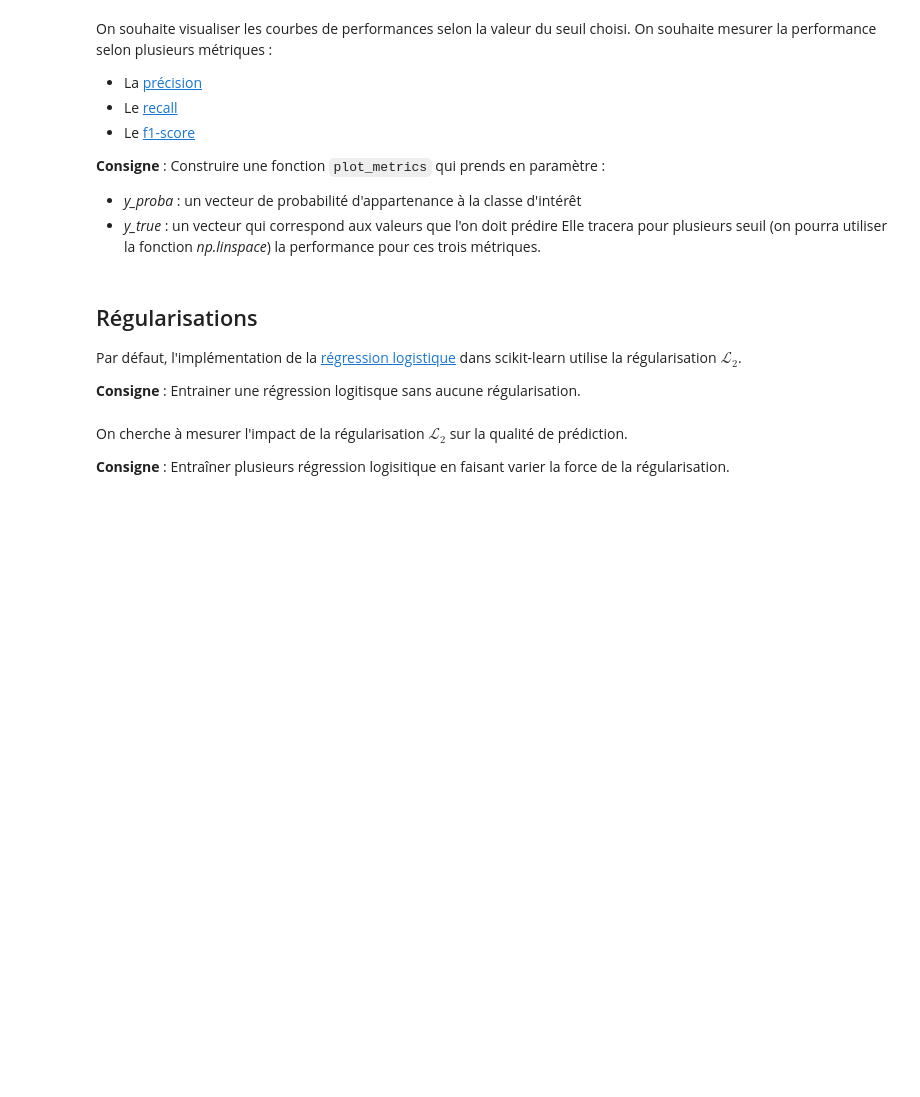
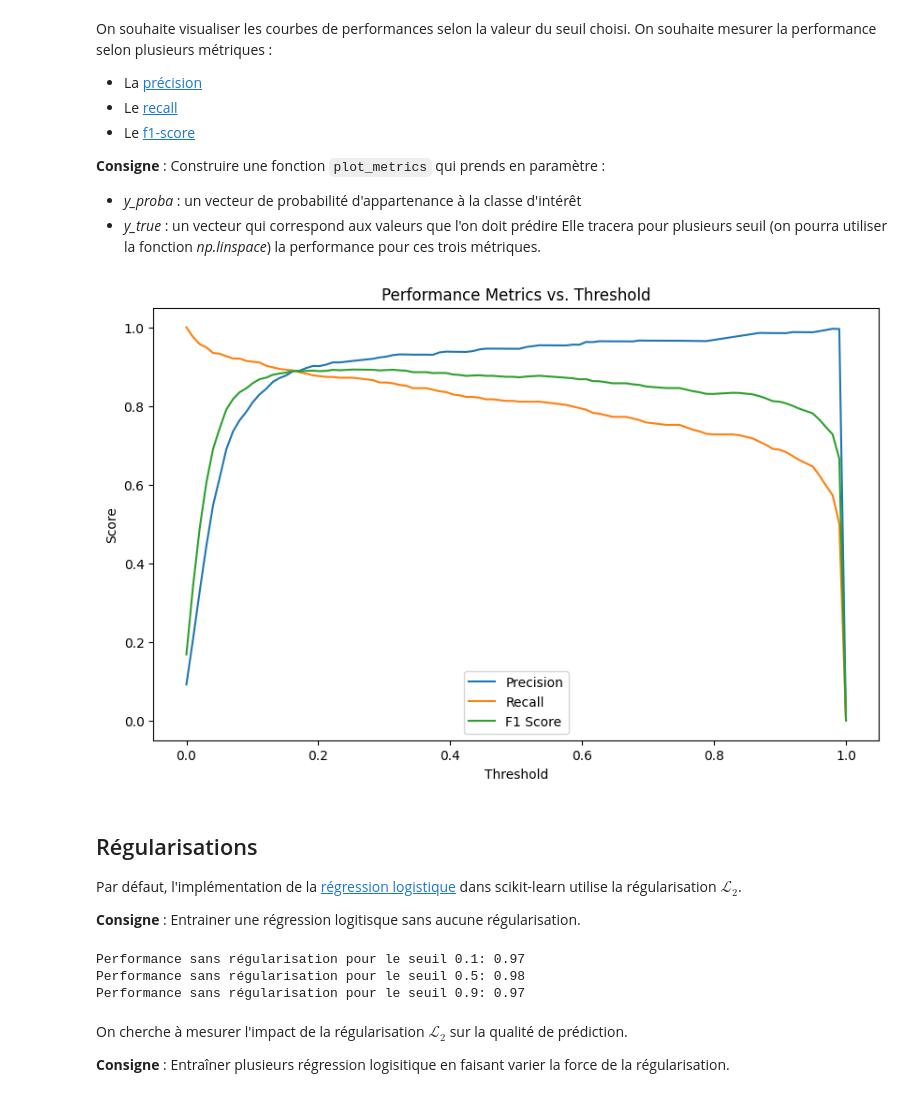
Before and after one commit to nbm6d3tp/ML-Pour-Finance, a Jupyter notebook: TP1/Régression Logistique/TP1 - Starter.ipynb, the cells around one changed output. Saved outputs shown, nothing was run; the diff lists cells and outputs as text; code cells hidden in the pictures; blank space fills up the shorter version.

```diff
--- a/TP1/Régression Logistique/TP1 - Starter.ipynb
+++ b/TP1/Régression Logistique/TP1 - Starter.ipynb
@@ -122,5 +122,10 @@ performance(scores)
 Une régression logistique est censée apprendre la probabilité d'appartenance à la classe d'intérêt. Nous avons donc accès à plusieurs *seuil*. Concrètement, en choisissant un seuil différent de 0.5 (celui par défaut), nous pouvons obtenir avec le même modèle plusieurs prédictions différentes. Nous souhaitons mesurer cela.
 
 **Consigne** : Couper le dataset *df* en une base d'entraînement et une base de test. On utilisera le paramètre *stratify* de la fonction [`train_test_split`](https://scikit-learn.org/stable/modules/generated/sklearn.model_selection.train_test_split.html).
+# %%
+from sklearn.model_selection import train_test_split
+
+# Couper le dataset en base d'entraînement et base de test
+X_train, X_test, y_train, y_test = train_test_split(X, y, test_size=0.3, stratify=y, random_state=42)
 # %% [markdown]
 **Consigne** : Entraîner la régression logistique sur la base d'entraînement puis prédire les probabilités d'appartenance à la classe d'intérêt pour la base de test.
@@ -127,2 +138,17 @@ Une régression logistique est censée apprendre la probabilité d'appartenance
 # %% [markdown]
 **Consigne** : calculer la performance pour les seuils 0.1, 0.5 et 0.9.
+# %%
+from sklearn.metrics import accuracy_score
+
+# Fonction pour calculer la performance pour un seuil donné
+def calculate_performance(y_true, y_proba, threshold):
+    y_pred = (y_proba >= threshold).astype(int)
+    accuracy = accuracy_score(y_true, y_pred)
+    return accuracy
+
+# Calculer la performance pour les seuils 0.1, 0.5 et 0.9
+thresholds = [0.1, 0.5, 0.9]
+performances = {threshold: calculate_performance(y_test, y_proba, threshold) for threshold in thresholds}
+
+for threshold, performance in performances.items():
+    print(f"Performance pour le seuil {threshold}: {performance:.2f}")
@@ -136,12 +166,58 @@ On souhaite visualiser les courbes de performances selon la valeur du seuil choi
 * *y_proba* : un vecteur de probabilité d'appartenance à la classe d'intérêt
 * *y_true* : un vecteur qui correspond aux valeurs que l'on doit prédire
 Elle tracera pour plusieurs seuil (on pourra utiliser la fonction *np.linspace*) la performance pour ces trois métriques.
+# %%
+from sklearn.metrics import precision_score, recall_score, f1_score
+
+def plot_metrics(y_proba, y_true):
+    thresholds = np.linspace(0, 1, 100)
+    precisions = []
+    recalls = []
+    f1_scores = []
+
+    for threshold in thresholds:
+        y_pred = (y_proba >= threshold).astype(int)
+        precisions.append(precision_score(y_true, y_pred))
+        recalls.append(recall_score(y_true, y_pred))
+        f1_scores.append(f1_score(y_true, y_pred))
+
+    plt.figure(figsize=(10, 6))
+    plt.plot(thresholds, precisions, label='Precision')
+    plt.plot(thresholds, recalls, label='Recall')
+    plt.plot(thresholds, f1_scores, label='F1 Score')
+    plt.xlabel('Threshold')
+    plt.ylabel('Score')
+    plt.title('Performance Metrics vs. Threshold')
+    plt.legend()
+    plt.show()
+
+# Utiliser la fonction plot_metrics pour visualiser les courbes de performances
+plot_metrics(y_proba, y_test)
+# %% [output]
+[figure, added]
 # %% [markdown]
 ## Régularisations
 
 Par défaut, l'implémentation de la [régression logistique](https://scikit-learn.org/stable/modules/generated/sklearn.linear_model.LogisticRegression.html) dans scikit-learn utilise la régularisation $\mathcal{L}_2$.
 
 **Consigne** : Entrainer une régression logitisque sans aucune régularisation.
+# %%
+# Entraîner une régression logistique sans régularisation
+log_reg_no_reg = LogisticRegression(penalty=None, max_iter=1000)
+log_reg_no_reg.fit(X_train, y_train)
+
+# Prédire les probabilités d'appartenance à la classe d'intérêt pour la base de test
+y_proba_no_reg = log_reg_no_reg.predict_proba(X_test)[:, 1]
+
+# Calculer la performance pour les seuils 0.1, 0.5 et 0.9
+performances_no_reg = {threshold: calculate_performance(y_test, y_proba_no_reg, threshold) for threshold in thresholds}
+
+for threshold, performance in performances_no_reg.items():
+    print(f"Performance sans régularisation pour le seuil {threshold}: {performance:.2f}")
+# %% [output]
+Performance sans régularisation pour le seuil 0.1: 0.97
+Performance sans régularisation pour le seuil 0.5: 0.98
+Performance sans régularisation pour le seuil 0.9: 0.97
 # %% [markdown]
 On cherche à mesurer l'impact de la régularisation $\mathcal{L}_2$ sur la qualité de prédiction.
 
```
Also changed, not shown: parts of 6 cells of this notebook.
